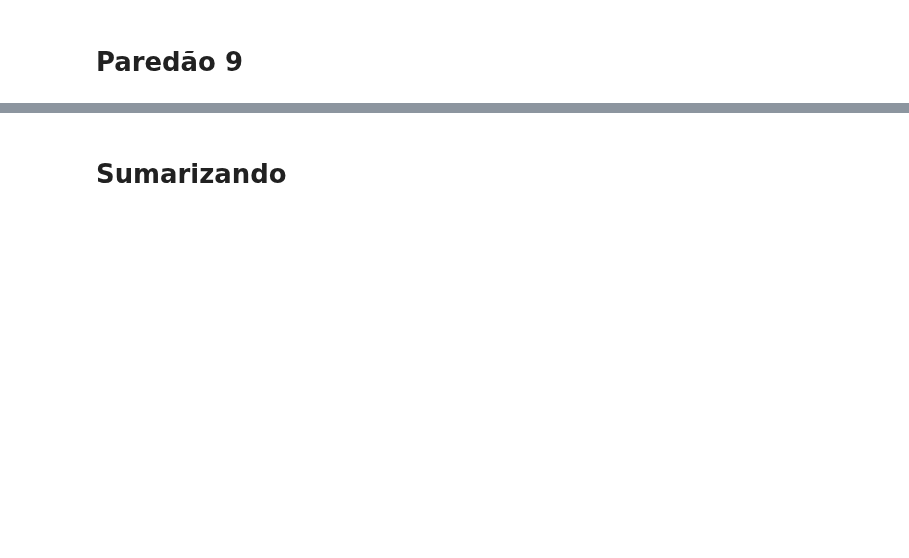
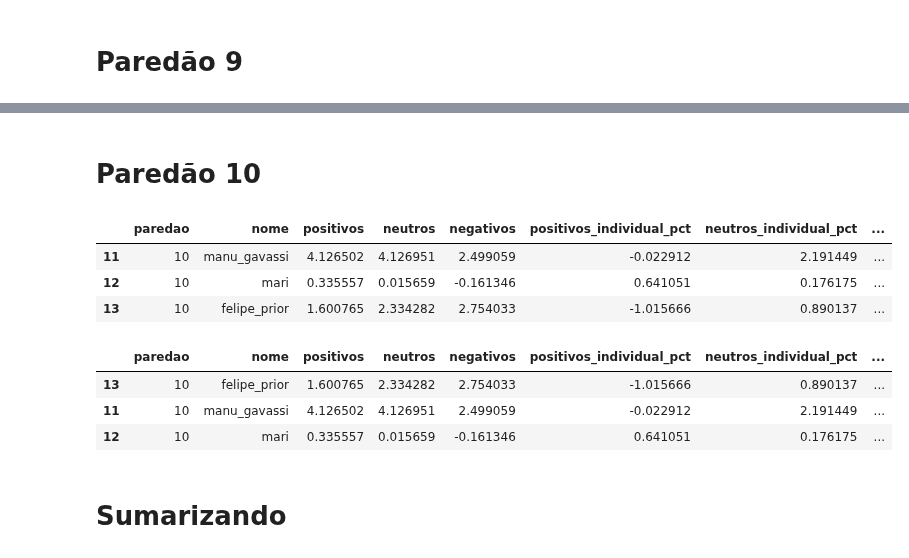
Before and after one commit to kenzosakiyama/BBBert20, a Jupyter notebook: regression/linear_regression.ipynb, the cells around one changed output, grey strips where cells are left out. Drawn from its saved outputs; the diff is of its cells as text; code cells hidden in the pictures; blank space fills up the shorter version.

```diff
--- a/regression/linear_regression.ipynb
+++ b/regression/linear_regression.ipynb
@@ -270,0 +271,10 @@ test_df.sort_values(by="predicao", ascending=False)
+# %% [markdown]
+# Paredão 10
+# %%
+train_df, test_df, mean, std = get_train_test(10, normalize=NORMALIZE)
+test_df
+# %% [output]
+|  | paredao | nome | positivos | neutros | negativos | positivos_individual_pct | neutros_individual_pct | ... |
+| 11 | 10 | manu_gavassi | 4.126502 | 4.126951 | 2.499059 | -0.022912 | 2.191449 | ... |
+| 12 | 10 | mari | 0.335557 | 0.015659 | -0.161346 | 0.641051 | 0.176175 | ... |
+| 13 | 10 | felipe_prior | 1.600765 | 2.334282 | 2.754033 | -1.015666 | 0.890137 | ... |
@@ -271,3 +292,10 @@ test_df.sort_values(by="predicao", ascending=False)
+# %%
+test_df.sort_values(by="predicao", ascending=False)
+# %% [output]
+|  | paredao | nome | positivos | neutros | negativos | positivos_individual_pct | neutros_individual_pct | ... |
+| 13 | 10 | felipe_prior | 1.600765 | 2.334282 | 2.754033 | -1.015666 | 0.890137 | ... |
+| 11 | 10 | manu_gavassi | 4.126502 | 4.126951 | 2.499059 | -0.022912 | 2.191449 | ... |
+| 12 | 10 | mari | 0.335557 | 0.015659 | -0.161346 | 0.641051 | 0.176175 | ... |
 # %% [markdown]
 # Sumarizando
 # %%
```
Also changed, not shown: parts of 22 cells of this notebook, 5 other files.
